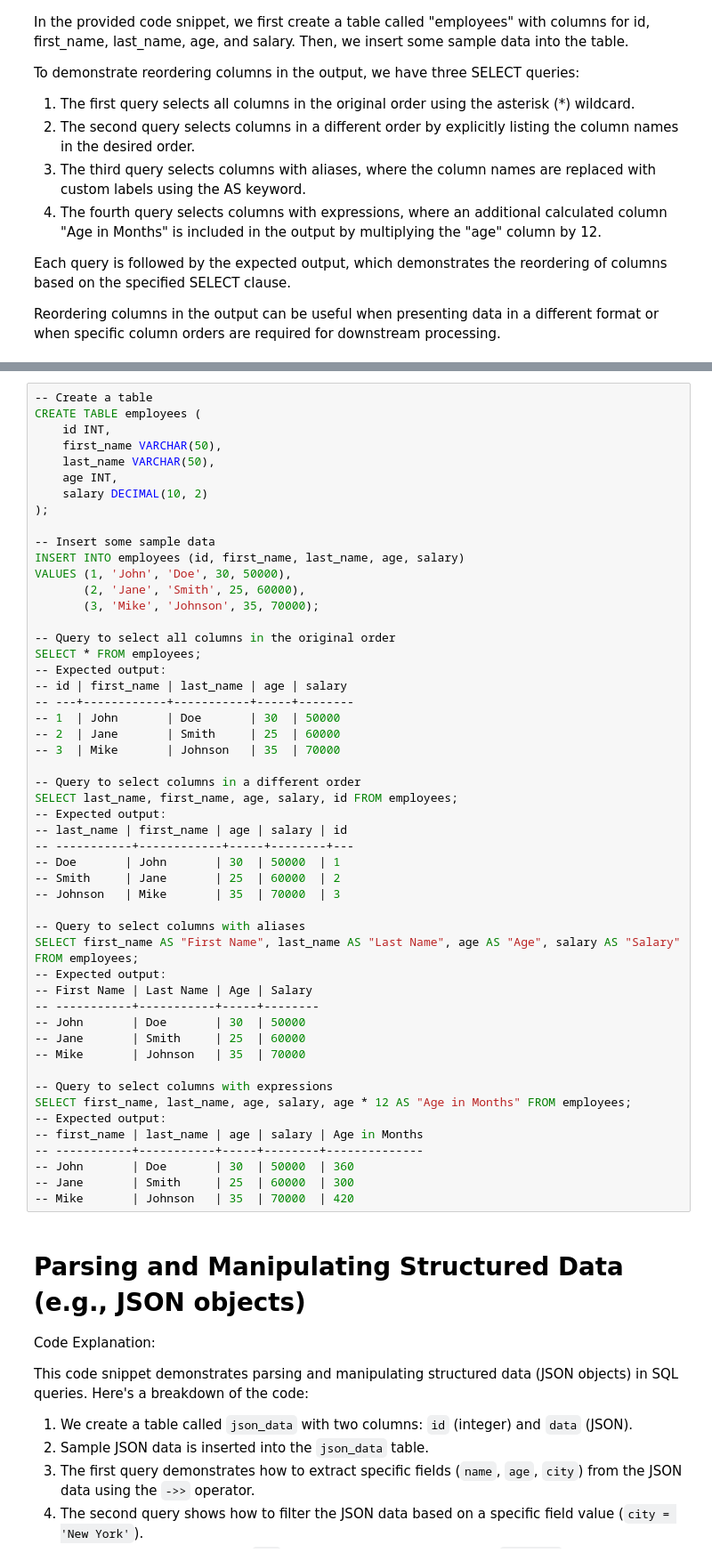
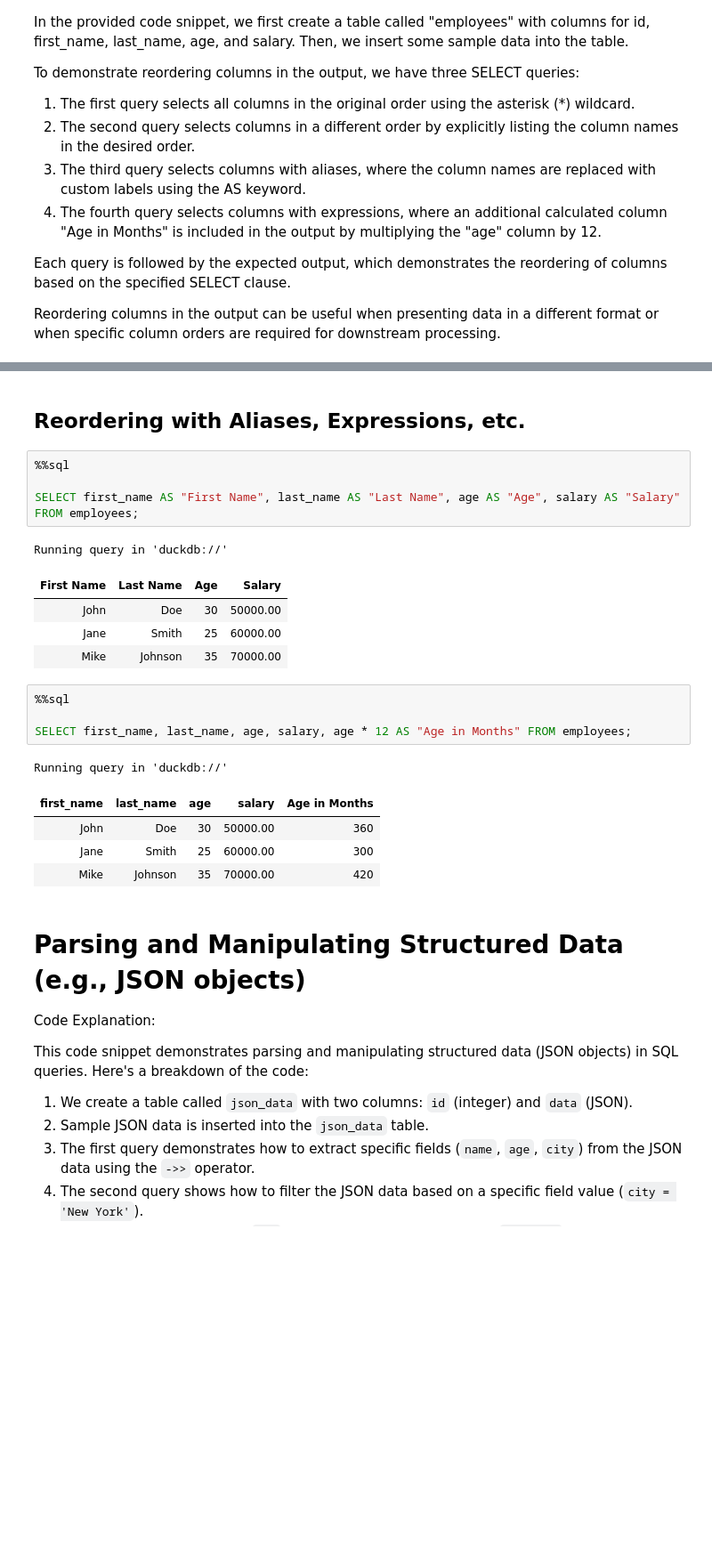
Before and after one commit to davidpet/snippets, a Jupyter notebook: SQL/Columns and Data Transformation in Queries.ipynb, the cells around one changed output, grey strips where cells are left out. Shown: that part at 89% size. Cells and saved outputs as stored; diff of their text form; blank space fills up the shorter version.

```diff
--- a/SQL/Columns and Data Transformation in Queries.ipynb
+++ b/SQL/Columns and Data Transformation in Queries.ipynb
@@ -98,54 +187,25 @@ Reordering columns in the output can be useful when presenting data in a differe
+# %% [markdown]
+## Reordering with Aliases, Expressions, etc.
+# %%
+%%sql
+
+SELECT first_name AS "First Name", last_name AS "Last Name", age AS "Age", salary AS "Salary" FROM employees;
+# %% [output]
+Running query in 'duckdb://'
+| First Name | Last Name | Age | Salary |
+| John | Doe | 30 | 50000.00 |
+| Jane | Smith | 25 | 60000.00 |
+| Mike | Johnson | 35 | 70000.00 |
 # %%
--- Create a table
-CREATE TABLE employees (
-    id INT,
-    first_name VARCHAR(50),
-    last_name VARCHAR(50),
-    age INT,
-    salary DECIMAL(10, 2)
-);
+%%sql
 
--- Insert some sample data
-INSERT INTO employees (id, first_name, last_name, age, salary)
-VALUES (1, 'John', 'Doe', 30, 50000),
-       (2, 'Jane', 'Smith', 25, 60000),
-       (3, 'Mike', 'Johnson', 35, 70000);
-
--- Query to select all columns in the original order
-SELECT * FROM employees;
--- Expected output:
--- id | first_name | last_name | age | salary
--- ---+------------+-----------+-----+--------
--- 1  | John       | Doe       | 30  | 50000
--- 2  | Jane       | Smith     | 25  | 60000
--- 3  | Mike       | Johnson   | 35  | 70000
-
--- Query to select columns in a different order
-SELECT last_name, first_name, age, salary, id FROM employees;
--- Expected output:
--- last_name | first_name | age | salary | id
--- -----------+------------+-----+--------+---
--- Doe       | John       | 30  | 50000  | 1
--- Smith     | Jane       | 25  | 60000  | 2
--- Johnson   | Mike       | 35  | 70000  | 3
-
--- Query to select columns with aliases
-SELECT first_name AS "First Name", last_name AS "Last Name", age AS "Age", salary AS "Salary" FROM employees;
--- Expected output:
--- First Name | Last Name | Age | Salary
--- -----------+-----------+-----+--------
--- John       | Doe       | 30  | 50000
--- Jane       | Smith     | 25  | 60000
--- Mike       | Johnson   | 35  | 70000
-
--- Query to select columns with expressions
 SELECT first_name, last_name, age, salary, age * 12 AS "Age in Months" FROM employees;
--- Expected output:
--- first_name | last_name | age | salary | Age in Months
--- -----------+-----------+-----+--------+--------------
--- John       | Doe       | 30  | 50000  | 360
--- Jane       | Smith     | 25  | 60000  | 300
--- Mike       | Johnson   | 35  | 70000  | 420
+# %% [output]
+Running query in 'duckdb://'
+| first_name | last_name | age | salary | Age in Months |
+| John | Doe | 30 | 50000.00 | 360 |
+| Jane | Smith | 25 | 60000.00 | 300 |
+| Mike | Johnson | 35 | 70000.00 | 420 |
 # %% [markdown]
 # Parsing and Manipulating Structured Data (e.g., JSON objects)
 Code Explanation:
```
Also changed, not shown: parts of 28 cells of this notebook, 15 other files.
